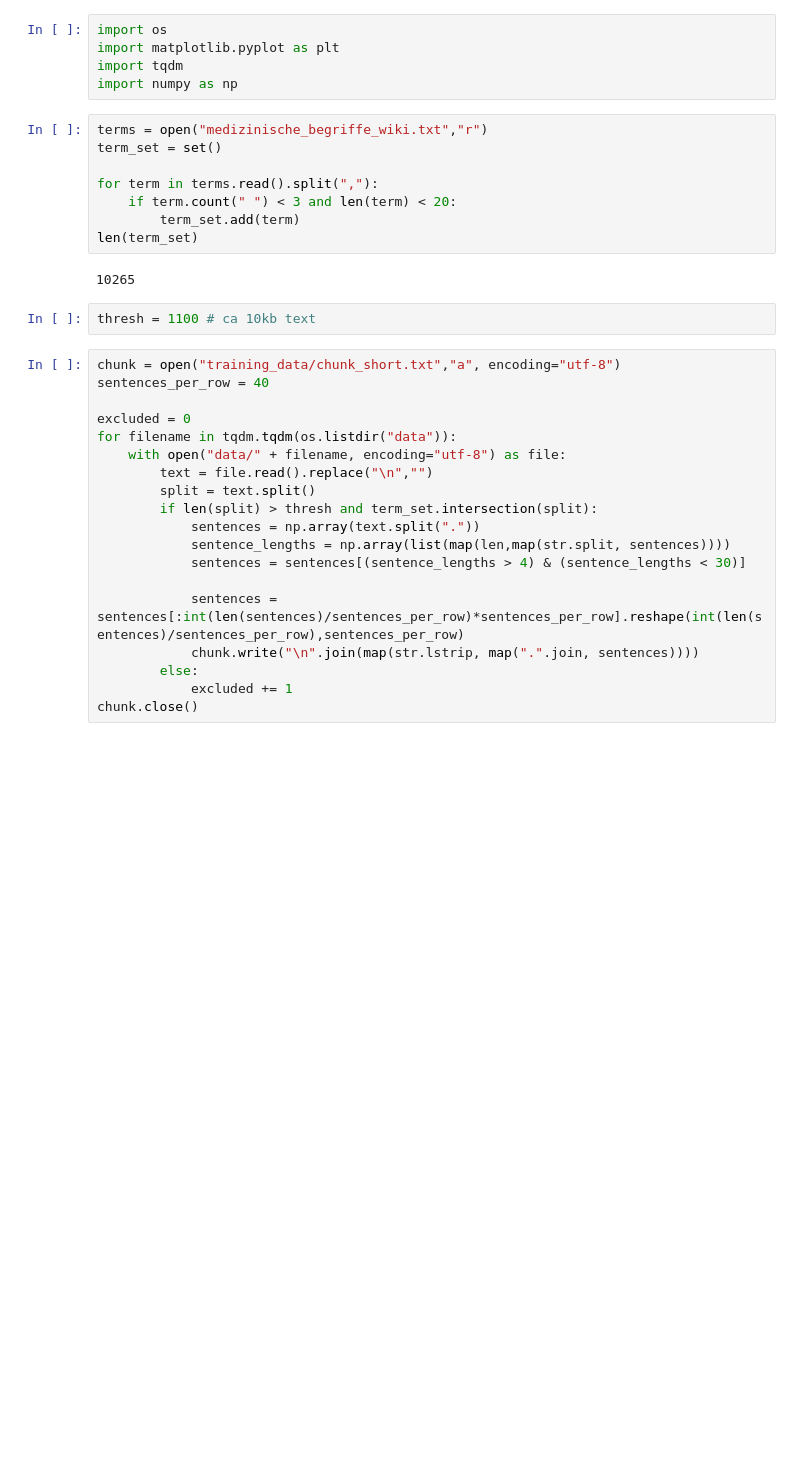
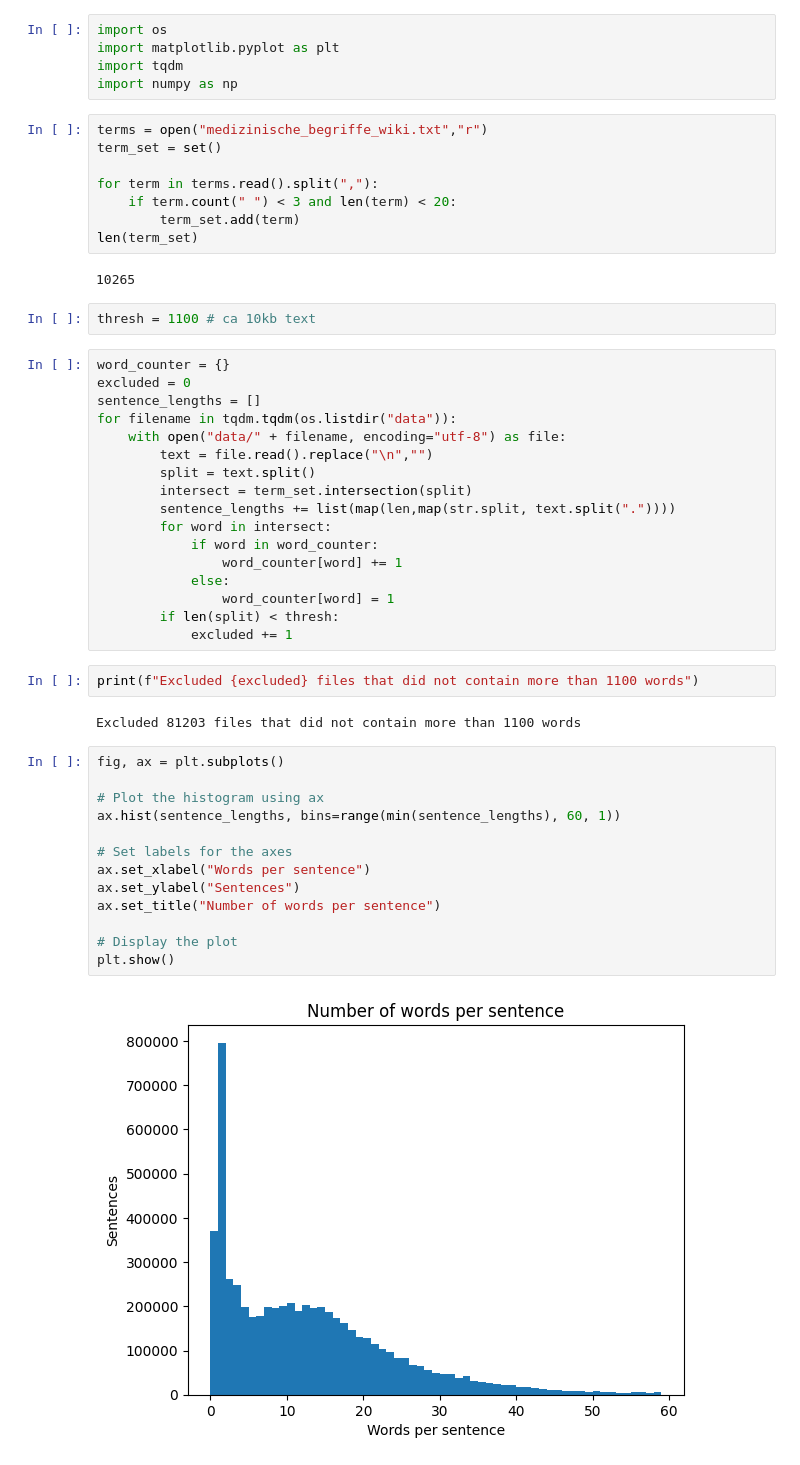
Before and after one commit to simonmoedinger/dl_project, a Jupyter notebook: preprocessing/preprocess.ipynb, the cells around one changed output. Drawn from its saved outputs; the diff is of its cells as text; blank space fills up the shorter version.

```diff
--- a/preprocessing/preprocess.ipynb
+++ b/preprocessing/preprocess.ipynb
@@ -16,21 +16,38 @@ len(term_set)
 # %%
 thresh = 1100 # ca 10kb text
 # %%
-chunk = open("training_data/chunk_short.txt","a", encoding="utf-8")
-sentences_per_row = 40
-
+word_counter = {}
 excluded = 0
+sentence_lengths = []
 for filename in tqdm.tqdm(os.listdir("data")):
     with open("data/" + filename, encoding="utf-8") as file:
         text = file.read().replace("\n","")
         split = text.split()
-        if len(split) > thresh and term_set.intersection(split):
-            sentences = np.array(text.split("."))
-            sentence_lengths = np.array(list(map(len,map(str.split, sentences))))
-            sentences = sentences[(sentence_lengths > 4) & (sentence_lengths < 30)]
-
-            sentences = sentences[:int(len(sentences)/sentences_per_row)*sentences_per_row].reshape(int(len(sentences)/sentences_per_row),sentences_per_row)
-            chunk.write("\n".join(map(str.lstrip, map(".".join, sentences))))
-        else:
+        intersect = term_set.intersection(split)
+        sentence_lengths += list(map(len,map(str.split, text.split("."))))
+        for word in intersect:
+            if word in word_counter:
+                word_counter[word] += 1
+            else:
+                word_counter[word] = 1
+        if len(split) < thresh:
             excluded += 1
-chunk.close()
+# %%
+print(f"Excluded {excluded} files that did not contain more than 1100 words")
+# %% [output]
+Excluded 81203 files that did not contain more than 1100 words
+# %%
+fig, ax = plt.subplots()
+
+# Plot the histogram using ax
+ax.hist(sentence_lengths, bins=range(min(sentence_lengths), 60, 1))
+
+# Set labels for the axes
+ax.set_xlabel("Words per sentence")
+ax.set_ylabel("Sentences")
+ax.set_title("Number of words per sentence")
+
+# Display the plot
+plt.show()
+# %% [output]
+[figure, added]
```
Also changed, not shown: parts of 10 cells of this notebook, 16 other files.
